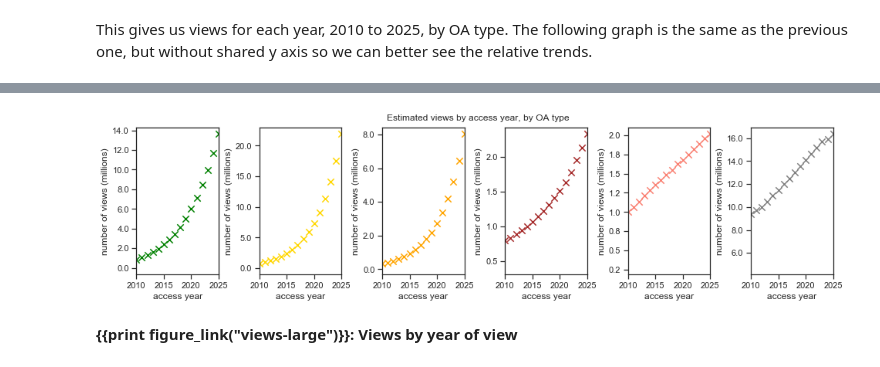
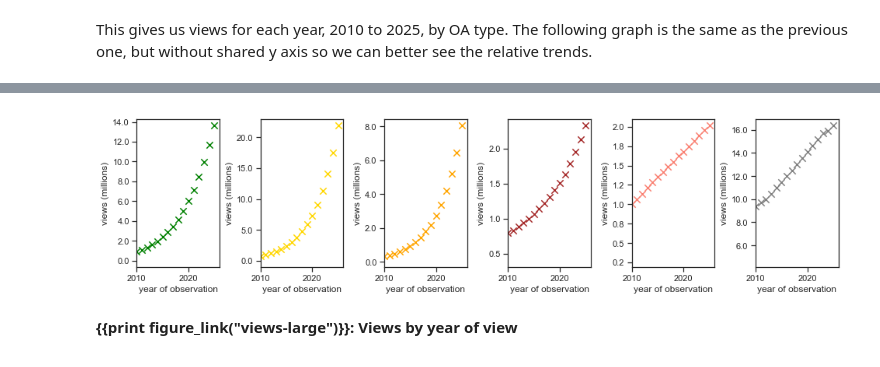
Before and after one commit to ourresearch/future-oa, a Jupyter notebook: manuscript.ipynb, the cells around one changed output, grey strips where cells are left out. Drawn from its saved outputs; the diff is of its cells as text; code cells hidden in the pictures.

```diff
--- a/manuscript.ipynb
+++ b/manuscript.ipynb
@@ -484,7 +495,7 @@ def graph_views(graph_type, data=None, now_delta_years=0, ax=None):
     calc_min_year = 1951
     display_min_year = 2010
     now_year = 2018 - now_delta_years
-    max_year = 2024
+    max_year = 2025
 
     color = graph_type
 
@@ -511,13 +522,13 @@ def graph_views(graph_type, data=None, now_delta_years=0, ax=None):
     ax.scatter(x, y, marker='x', s=70, color=my_color_lookup["color"])
 
     ax.yaxis.set_major_formatter(mpl.ticker.FuncFormatter(lambda y, pos: '{0:,.1f}'.format(y/(1000*1000.0))))
-    ax.set_ylabel("number of views (millions)")
+    ax.set_ylabel("views (millions)")
 
     ax.set_xlim(min(year_range), max_year+1)
 #         ax.set_ylim(0, max_y)
-    ax.set_xlabel('access year')
-    title = plt.suptitle("Estimated views by access year, by OA type")
-    title.set_position([.5, 1.05])
+    ax.set_xlabel('year of observation')
+#     title = plt.suptitle("Estimated views by access year, by OA type")
+#     title.set_position([.5, 1.05])
     return df_views_by_year
 # %%
 
@@ -1611,6 +1626,7 @@ def curve_fit_with_ci(graph_type, papers_per_year_historical, curve_type, ax=Non
 
     ax.plot(xfit_extrap[0:25], yfit_extrap[0:25], '-', color=my_color)
     ax.set_xlabel("r^2={}".format(round(r_squared, 3)))
+    ax.set_title("{}, {}".format(graph_type, curve_type))
     if max(yfit_extrap) > 100000:
         ax.yaxis.set_major_formatter(mpl.ticker.FuncFormatter(lambda y, pos: '{0:,.2f}'.format(y/(1000*1000.0))))
     my_return = pd.DataFrame({
@@ -1997,19 +2023,16 @@ register_new_figure("views-large");
 # %%
 fig, axes = plt.subplots(1, len(graph_type_order), figsize=(13, 3), sharex=True, sharey=False)
 axes_flatten = axes.flatten()
 plt.tight_layout(pad=0, w_pad=2, h_pad=1)
 plt.subplots_adjust(hspace=1)
 prediction_of_views = pd.DataFrame()
 for i, graph_type in enumerate(graph_type_order):
-    if True:
-#     if graph_type != "closed":
-#         print graph_type
-        predicted_views_this_graph = predicted_views_total.loc[predicted_views_total.graph_type==graph_type]
-        new_data = graph_views(graph_type, data=predicted_views_this_graph, ax=axes_flatten[i])
-        new_data["graph_type"] = graph_type
-        prediction_of_views = prediction_of_views.append(new_data)
+    predicted_views_this_graph = predicted_views_total.loc[predicted_views_total.graph_type==graph_type]
+    new_data = graph_views(graph_type, data=predicted_views_this_graph, ax=axes_flatten[i])
+    new_data["graph_type"] = graph_type
+    prediction_of_views = prediction_of_views.append(new_data)
 # %% [output]
-[figure, old version]
+[figure, new version]
 # %% [markdown]
 **{{print figure_link("views-large")}}: Views by year of view**
 # %% [markdown]
```
Also changed, not shown: parts of 62 cells of this notebook, 48 other files.
